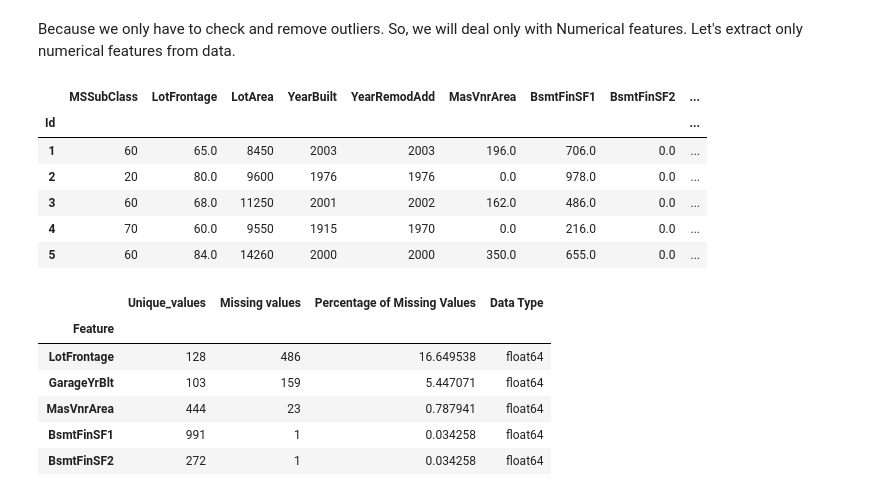
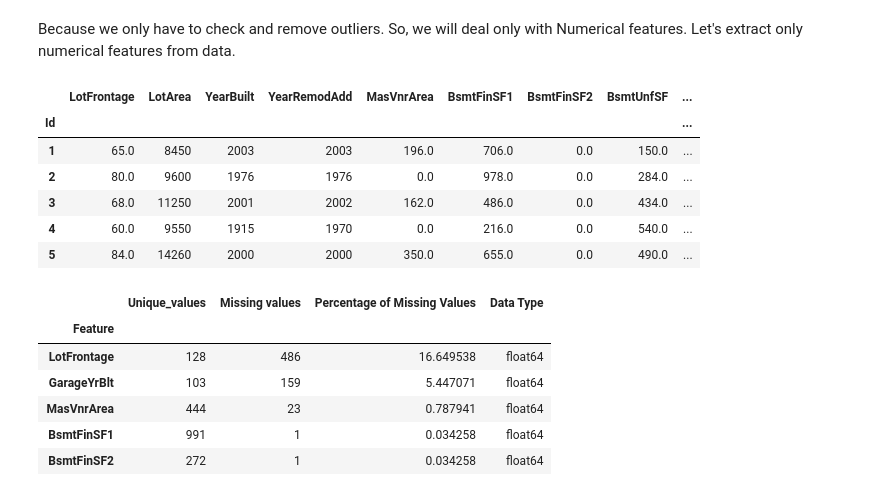
Before and after one commit to RoeiBenZeev/TDS-final-project-outlier-detection, a Jupyter notebook: Outlier-Detection.ipynb, the cells around one changed output. Drawn from its saved outputs; the diff is of its cells as text; code cells hidden in the pictures.

```diff
--- a/Outlier-Detection.ipynb
+++ b/Outlier-Detection.ipynb
@@ -41,22 +41,21 @@ Because we only have to check and remove outliers. So, we will deal only with Nu
 # %%
 # num_cols = ["MSSubClass", "LotFrontage", "YearBuilt", "LotArea", "MasVnrArea", "BsmtFinSF1", "BsmtFinSF2", "BsmtUnfSF", "TotalBsmtSF","GarageYrBlt", "1stFlrSF", "2ndFlrSF", "GrLivArea", "GarageArea", "WoodDeckSF", "OpenPorchSF", "EnclosedPorch", "3SsnPorch", "ScreenPorch", "PoolArea", "MiscVal", "MoSold", "YrSold"]
 numeric_columns = main_data.select_dtypes(include=np.number).columns.tolist()
-num_cols = [nc for nc in numeric_columns if main_data[nc].nunique()>10]
+num_cols = [nc for nc in numeric_columns if main_data[nc].nunique()>20]
 
 df = main_data[num_cols]
 del df['SalePrice']
 num_cols = df.columns
-# df = df.loc[:, (df==0).mean() < .5]
-# num_cols = df.columns
+
 df.head()
 # %% [output]
-|  | MSSubClass | LotFrontage | LotArea | YearBuilt | YearRemodAdd | MasVnrArea | BsmtFinSF1 | BsmtFinSF2 | ... |
+|  | LotFrontage | LotArea | YearBuilt | YearRemodAdd | MasVnrArea | BsmtFinSF1 | BsmtFinSF2 | BsmtUnfSF | ... |
 | Id |  |  |  |  |  |  |  |  | ... |
-| 1 | 60 | 65.0 | 8450 | 2003 | 2003 | 196.0 | 706.0 | 0.0 | ... |
-| 2 | 20 | 80.0 | 9600 | 1976 | 1976 | 0.0 | 978.0 | 0.0 | ... |
-| 3 | 60 | 68.0 | 11250 | 2001 | 2002 | 162.0 | 486.0 | 0.0 | ... |
-| 4 | 70 | 60.0 | 9550 | 1915 | 1970 | 0.0 | 216.0 | 0.0 | ... |
-| 5 | 60 | 84.0 | 14260 | 2000 | 2000 | 350.0 | 655.0 | 0.0 | ... |
+| 1 | 65.0 | 8450 | 2003 | 2003 | 196.0 | 706.0 | 0.0 | 150.0 | ... |
+| 2 | 80.0 | 9600 | 1976 | 1976 | 0.0 | 978.0 | 0.0 | 284.0 | ... |
+| 3 | 68.0 | 11250 | 2001 | 2002 | 162.0 | 486.0 | 0.0 | 434.0 | ... |
+| 4 | 60.0 | 9550 | 1915 | 1970 | 0.0 | 216.0 | 0.0 | 540.0 | ... |
+| 5 | 84.0 | 14260 | 2000 | 2000 | 350.0 | 655.0 | 0.0 | 490.0 | ... |
 # %%
 # lets try to check the percentage of missing values,unique values,percentage of one catagory values and type against each column.
 def statistics(df):
```
Also changed, not shown: parts of 11 cells of this notebook.
